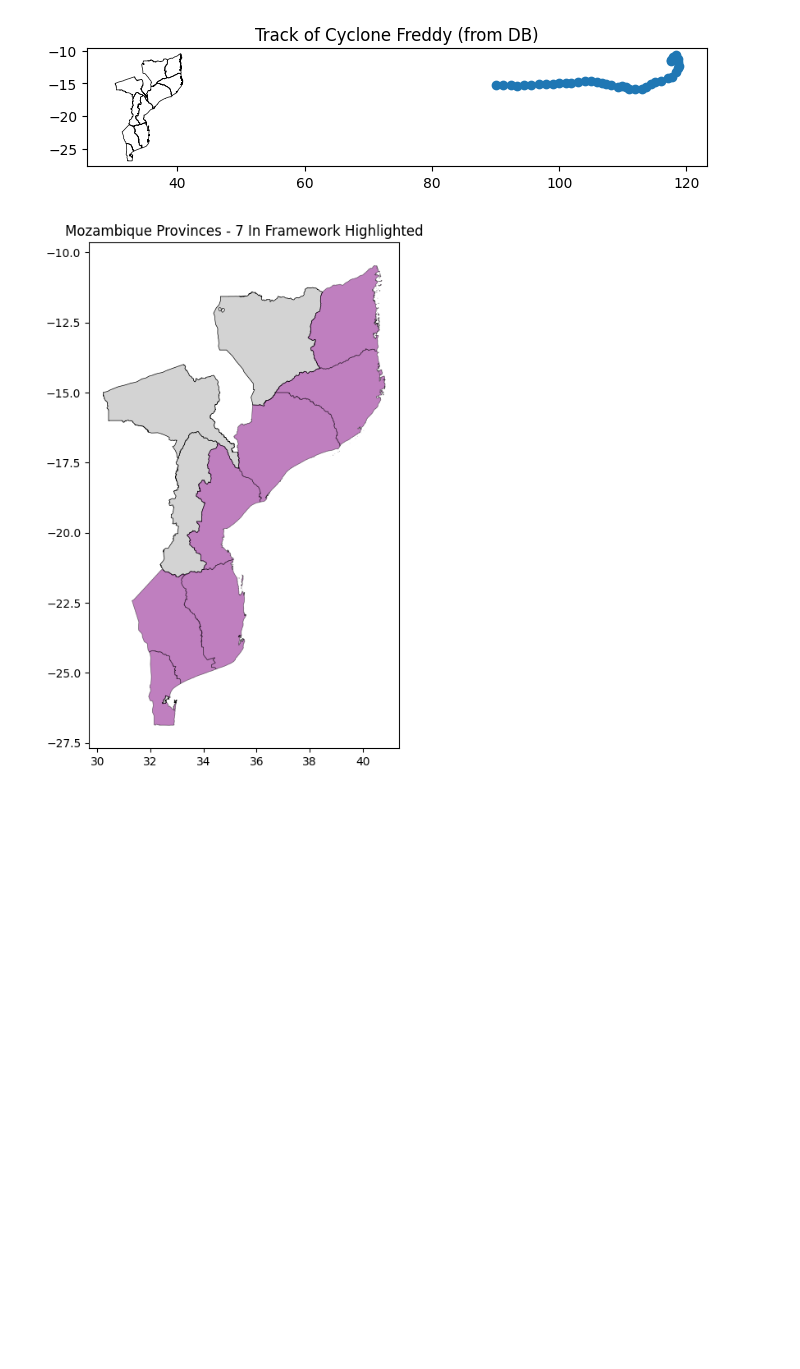
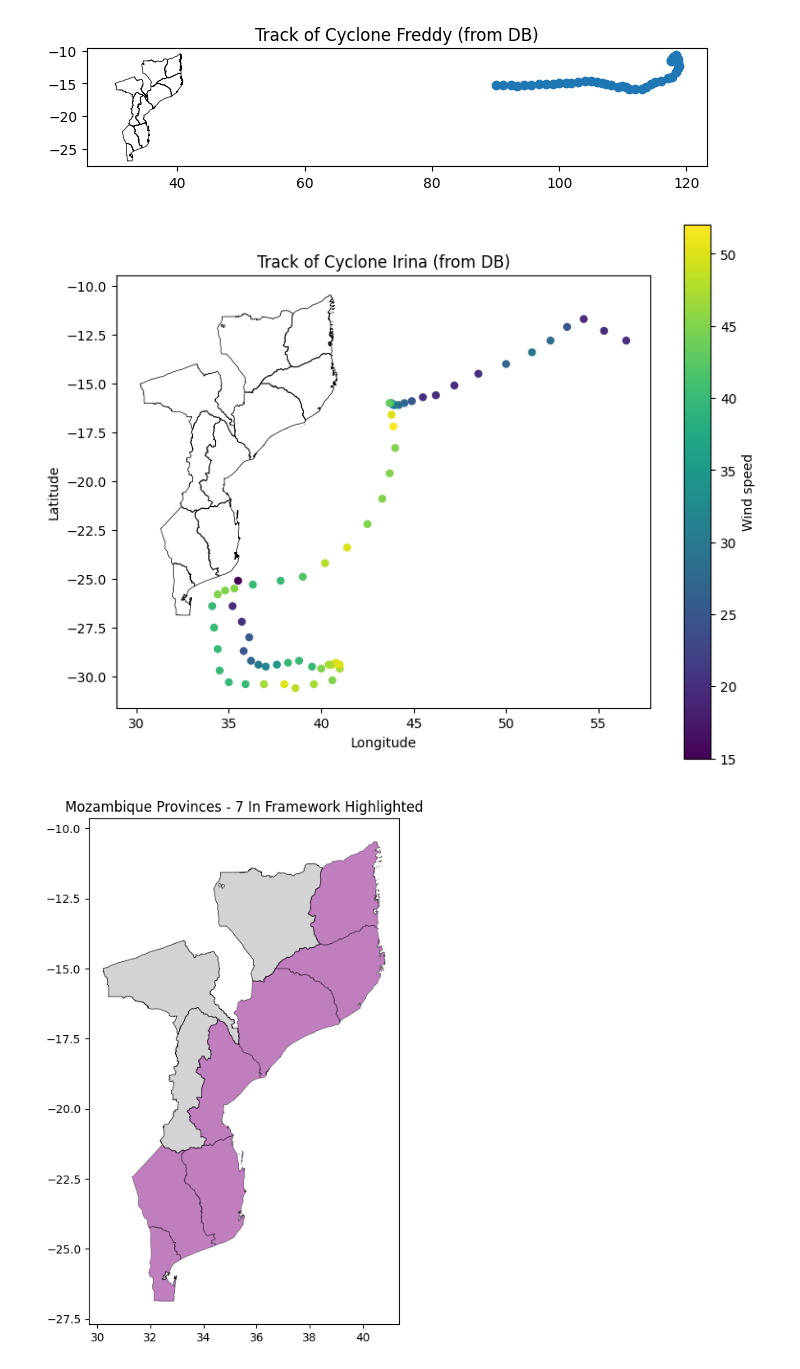
Before and after one commit to OCHA-DAP/ds-aa-moz-cyclones, a Jupyter notebook: analysis/05.0_trigger_revision.ipynb, the cells around one changed output. Drawn from its saved outputs; the diff is of its cells as text; code cells hidden in the pictures; blank space fills up the shorter version.

Commit message:
adding irina plot

```diff
--- a/analysis/05.0_trigger_revision.ipynb
+++ b/analysis/05.0_trigger_revision.ipynb
@@ -72,6 +72,32 @@ ax.set_title("Track of Cyclone Freddy (from DB)")
 plt.show()
 # %% [output]
 [figure]
+# %%
+fig, ax = plt.subplots(figsize=(8, 6))
+
+adm1.plot(ax=ax, edgecolor="black", facecolor="none", linewidth=0.5)
+
+storm = gdf_tracks[gdf_tracks["sid"] == "2012056S13057"].copy()
+storm["wind_speed"] = pd.to_numeric(storm["wind_speed"], errors="coerce")
+
+sc = ax.scatter(
+    storm.geometry.x,
+    storm.geometry.y,
+    c=storm["wind_speed"],
+    s=25,
+)
+
+cbar = plt.colorbar(sc, ax=ax)
+cbar.set_label("Wind speed")
+
+ax.set_title("Track of Cyclone Irina (from DB)")
+ax.set_xlabel("Longitude")
+ax.set_ylabel("Latitude")
+
+plt.tight_layout()
+plt.show()
+# %% [output]
+[figure, added]
 # %%
 gdf_tracks = gdf_tracks.merge(df_storms)
 # %%
```
Also changed, not shown: parts of 3 cells of this notebook.
